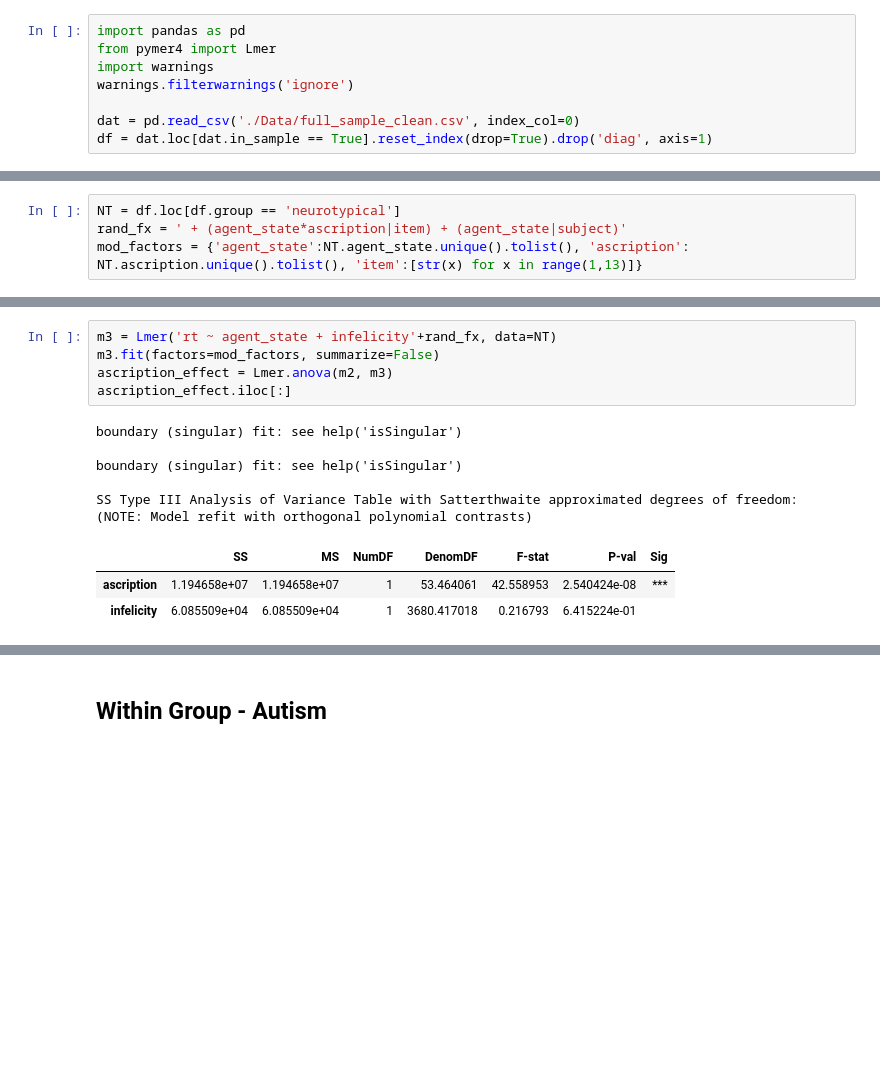
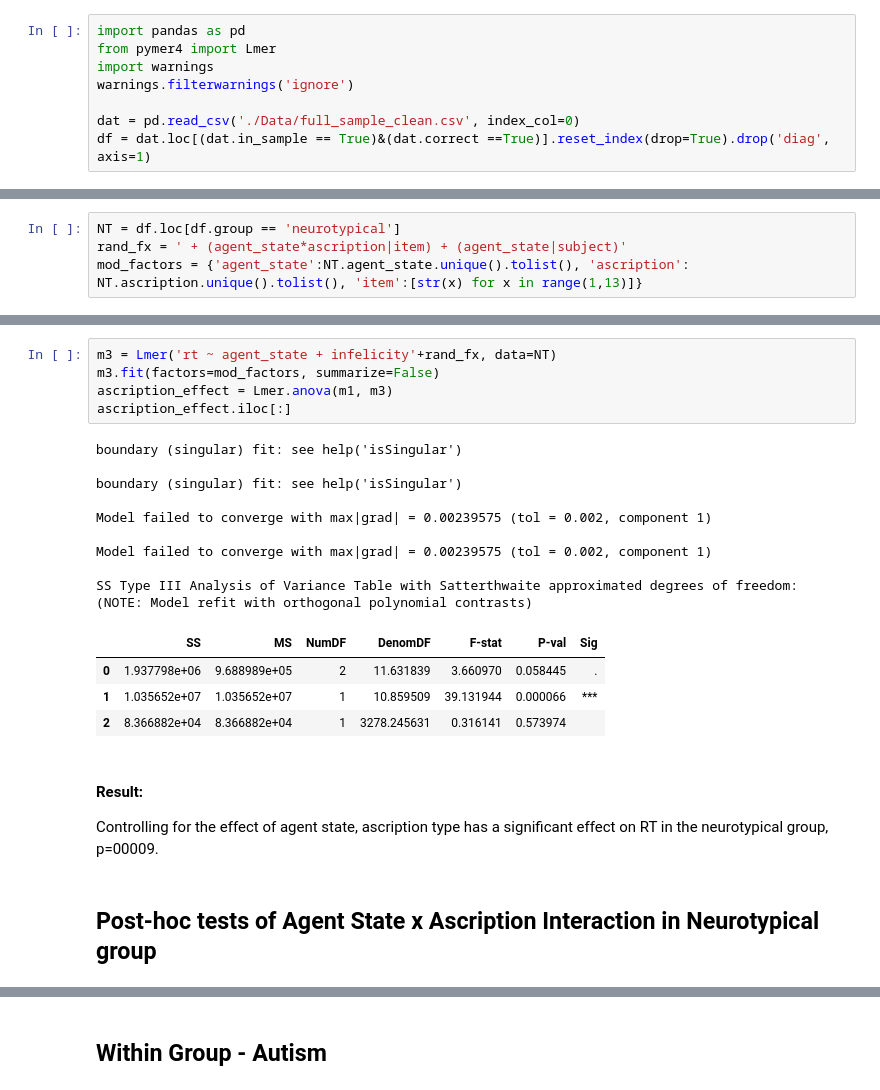
Before and after one commit to BryanGonzalez262/KnowledgeBeliefASD, a Jupyter notebook: analysis/rt_analysis.ipynb, the cells around one changed output, grey strips where cells are left out. Saved outputs shown, nothing was run; the diff lists cells and outputs as text; blank space fills up the shorter version.

```diff
--- a/analysis/rt_analysis.ipynb
+++ b/analysis/rt_analysis.ipynb
@@ -10,7 +7,7 @@ import warnings
 warnings.filterwarnings('ignore')
 
 dat = pd.read_csv('./Data/full_sample_clean.csv', index_col=0)
-df = dat.loc[dat.in_sample == True].reset_index(drop=True).drop('diag', axis=1)
+df = dat.loc[(dat.in_sample == True)&(dat.correct ==True)].reset_index(drop=True).drop('diag', axis=1)
 # %% [markdown]
 # Response Time
 # %% [markdown]
@@ -209,15 +231,25 @@ SS Type III Analysis of Variance Table with Satterthwaite approximated degrees o
 # %%
 m3 = Lmer('rt ~ agent_state + infelicity'+rand_fx, data=NT)
 m3.fit(factors=mod_factors, summarize=False)
-ascription_effect = Lmer.anova(m2, m3)
+ascription_effect = Lmer.anova(m1, m3)
 ascription_effect.iloc[:]
 # %% [output]
 boundary (singular) fit: see help('isSingular')
 
 boundary (singular) fit: see help('isSingular')
 
+Model failed to converge with max|grad| = 0.00239575 (tol = 0.002, component 1)
+
+Model failed to converge with max|grad| = 0.00239575 (tol = 0.002, component 1)
+
 SS Type III Analysis of Variance Table with Satterthwaite approximated degrees of freedom:
 (NOTE: Model refit with orthogonal polynomial contrasts)
 |  | SS | MS | NumDF | DenomDF | F-stat | P-val | Sig |
-| ascription | 1.194658e+07 | 1.194658e+07 | 1 | 53.464061 | 42.558953 | 2.540424e-08 | *** |
-| infelicity | 6.085509e+04 | 6.085509e+04 | 1 | 3680.417018 | 0.216793 | 6.415224e-01 |  |
+| 0 | 1.937798e+06 | 9.688989e+05 | 2 | 11.631839 | 3.660970 | 0.058445 | . |
+| 1 | 1.035652e+07 | 1.035652e+07 | 1 | 10.859509 | 39.131944 | 0.000066 | *** |
+| 2 | 8.366882e+04 | 8.366882e+04 | 1 | 3278.245631 | 0.316141 | 0.573974 |  |
+# %% [markdown]
+#### Result:
+Controlling for the effect of agent state, ascription type has a significant effect on RT in the neurotypical group, p=00009.
+# %% [markdown]
+## Post-hoc tests of Agent State x Ascription Interaction in Neurotypical group
```
Also changed, not shown: parts of 26 cells of this notebook.
